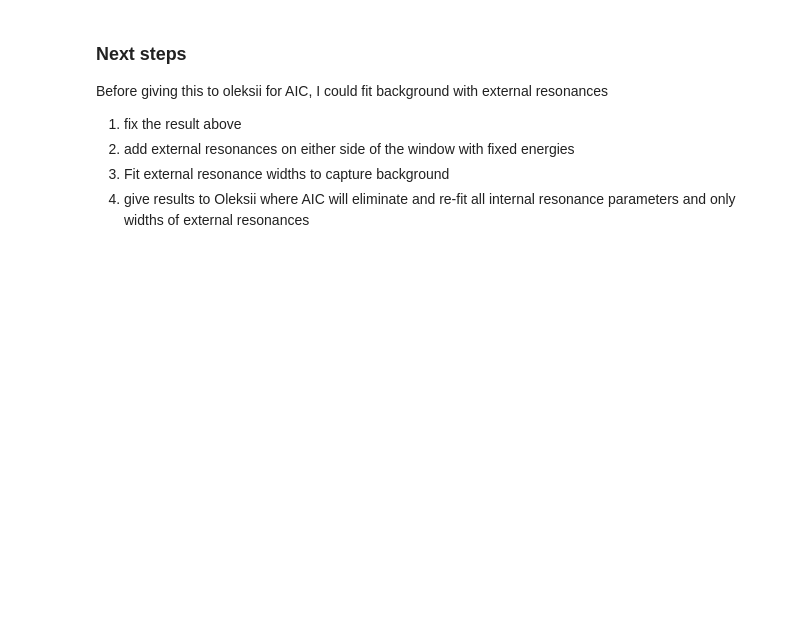
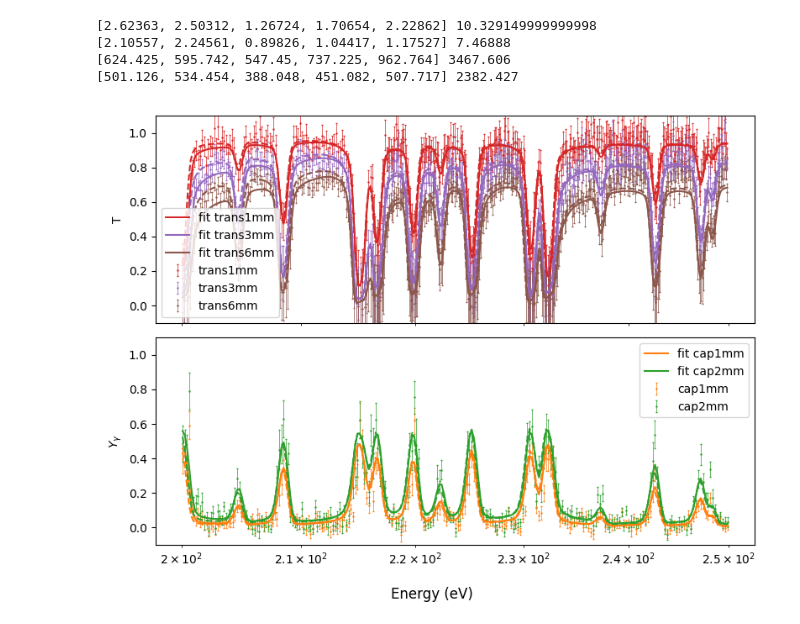
Before and after one commit to Naww137/ATARI, a Jupyter notebook: examples/Ta181_Analysis/AnalyzeTa181.ipynb, the cells around one changed output. Cells and saved outputs as stored; diff of their text form; code cells hidden in the pictures; blank space fills up the shorter version.

```diff
--- a/examples/Ta181_Analysis/AnalyzeTa181.ipynb
+++ b/examples/Ta181_Analysis/AnalyzeTa181.ipynb
@@ -100,0 +241,2 @@ jeff_parameters
+# %%
+sammypath = '/home/fire/SAMMY/sammy/build/install/bin/sammy'
@@ -279,22 +346,0 @@ for data, exp in zip(datasets, experiments):
-# %%
-
-
-sammyINPyw = sammy_classes.SammyInputDataYW(
-    particle_pair = Ta_pair,
-    # resonance_ladder = initial_reslad,
-    resonance_ladder = jeff_parameters,
-
-    datasets= datasets,
-    templates= templates,
-    experiments = experiments,
-
-    max_steps = 2,
-    iterations = 2,
-    step_threshold = 0.1,
-    autoelim_threshold = None,
-
-    LS = False,
-    LevMar = True,
-    LevMarV = 2,
-    initial_parameter_uncertainty = 1.0
-    )
@@ -756,8 +370,17 @@ jeff_parameters
-# %% [markdown]
-### Next steps
-
-Before giving this to oleksii for AIC, I could fit background with external resonances
-1. fix the result above
-2. add external resonances on either side of the window with fixed energies
-3. Fit external resonance widths to capture background
-4. give results to Oleksii where AIC will eliminate and re-fit all internal resonance parameters and only widths of external resonances
+# %%
+# prior_lsts = lsts
+print(sammyOUT.chi2n, np.sum(sammyOUT.chi2n))
+print(sammyOUT.chi2n_post, np.sum(sammyOUT.chi2n_post))
+
+print(sammyOUT.chi2, np.sum(sammyOUT.chi2))
+print(sammyOUT.chi2_post, np.sum(sammyOUT.chi2_post))
+# %% [output]
+[2.62363, 2.50312, 1.26724, 1.70654, 2.22862] 10.329149999999998
+[2.10557, 2.24561, 0.89826, 1.04417, 1.17527] 7.46888
+[624.425, 595.742, 547.45, 737.225, 962.764] 3467.606
+[501.126, 534.454, 388.048, 451.082, 507.717] 2382.427
+# %%
+fig = plot(datasets, experiments, fits=sammyOUT.pw_post, priors=sammyOUT.pw)
+fig.tight_layout()
+# %% [output]
+[figure, added]
```
Also changed, not shown: parts of 69 cells of this notebook, 12 other files.
